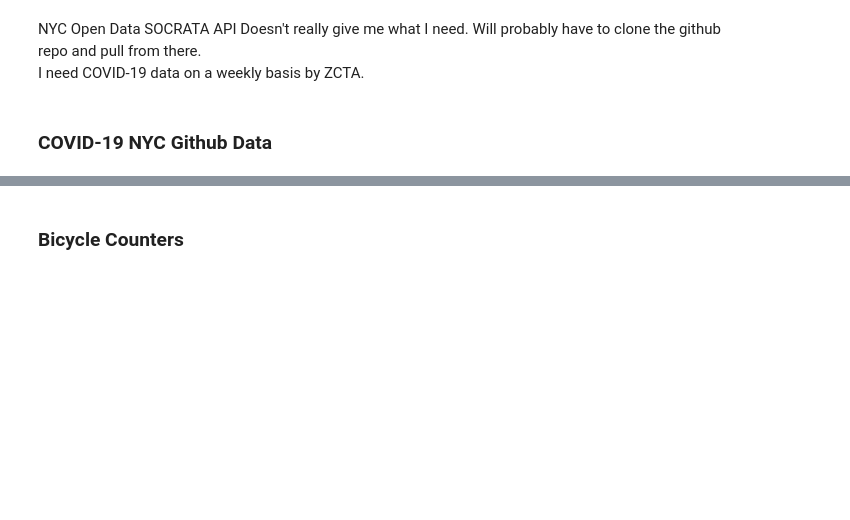
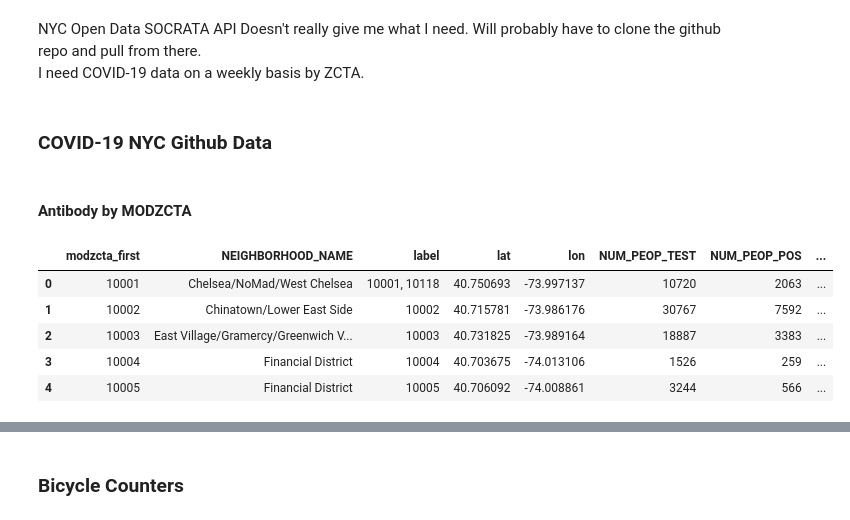
Before and after one commit to justinm0rgan/nyc-bike, a Jupyter notebook: data_gathering.ipynb, the cells around one changed output, grey strips where cells are left out. Cells and saved outputs as stored; diff of their text form; code cells hidden in the pictures; blank space fills up the shorter version.

```diff
--- a/data_gathering.ipynb
+++ b/data_gathering.ipynb
@@ -110,0 +66,12 @@ ext = '.csv'
+# %% [markdown]
+#### Antibody by MODZCTA
+# %%
+anti_by_modzcta = pd.read_csv('./coronavirus-data/totals/antibody-by-modzcta.csv')
+anti_by_modzcta.head()
+# %% [output]
+|  | modzcta_first | NEIGHBORHOOD_NAME | label | lat | lon | NUM_PEOP_TEST | NUM_PEOP_POS | ... |
+| 0 | 10001 | Chelsea/NoMad/West Chelsea | 10001, 10118 | 40.750693 | -73.997137 | 10720 | 2063 | ... |
+| 1 | 10002 | Chinatown/Lower East Side | 10002 | 40.715781 | -73.986176 | 30767 | 7592 | ... |
+| 2 | 10003 | East Village/Gramercy/Greenwich V... | 10003 | 40.731825 | -73.989164 | 18887 | 3383 | ... |
+| 3 | 10004 | Financial District | 10004 | 40.703675 | -74.013106 | 1526 | 259 | ... |
+| 4 | 10005 | Financial District | 10005 | 40.706092 | -74.008861 | 3244 | 566 | ... |
```
Also changed, not shown: parts of 49 cells of this notebook.
